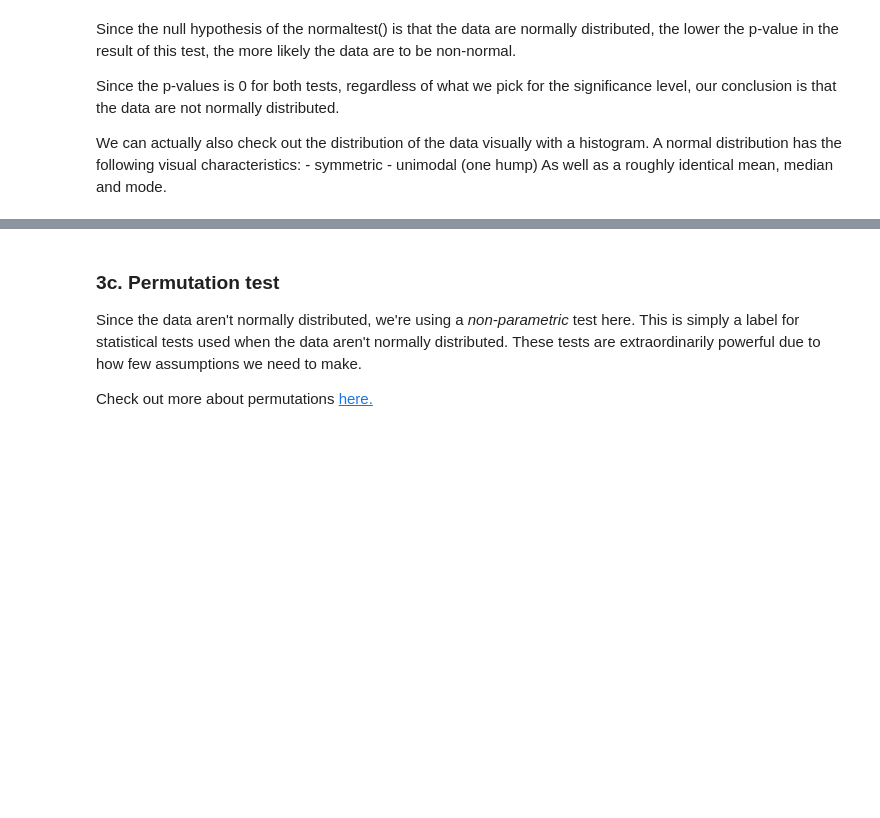
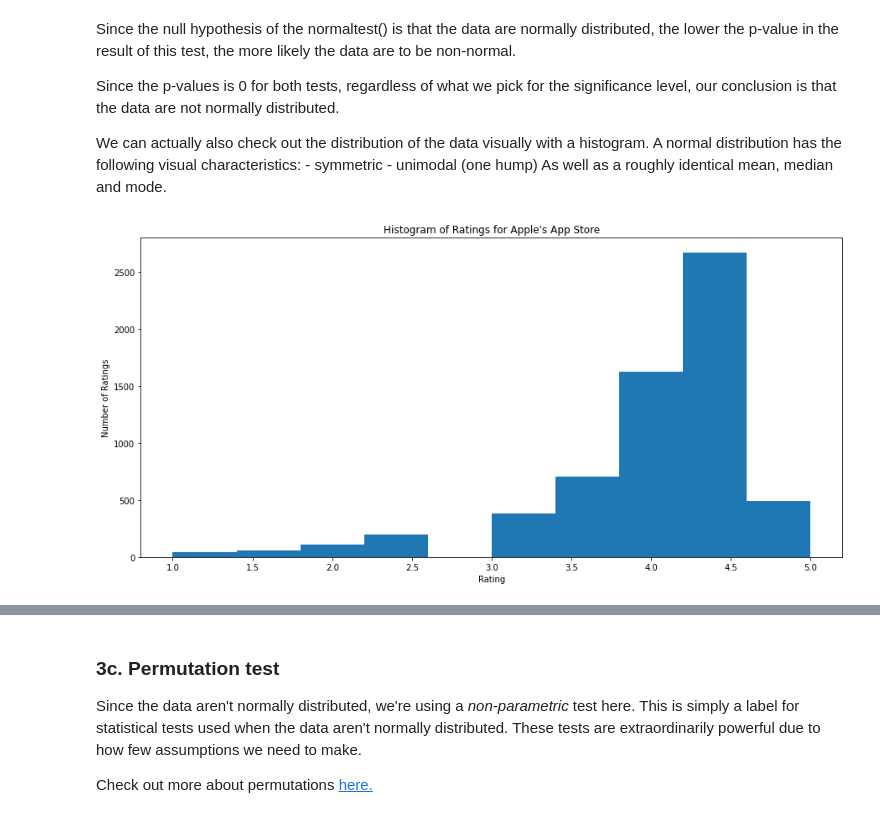
Before and after one commit to dj-m/HypothesisTesting, a Jupyter notebook: notebooks/AppsProject.ipynb, the cells around one changed output, grey strips where cells are left out. Drawn from its saved outputs; the diff is of its cells as text; code cells hidden in the pictures; blank space fills up the shorter version.

```diff
--- a/notebooks/AppsProject.ipynb
+++ b/notebooks/AppsProject.ipynb
@@ -452,7 +452,8 @@ There are many different statistical tests, all with different assumptions. You'
 # %%
 # Create a subset of the column 'Rating' by the different platforms.
 # Call the subsets 'apple' and 'google'
-_ _ _
+apple = df.Rating[df.platform == 'apple']
+google = df.Rating[df.platform != 'apple']
 # %%
 # Using the stats.normaltest() method, get an indication of whether the apple data are normally distributed
 # Save the result in a variable called apple_normal, and print it out
@@ -471,4 +478,11 @@ We can actually also check out the distribution of the data visually with a hist
 As well as a roughly identical mean, median and mode.
 # %%
 # Create a histogram of the apple reviews distribution
-_ _ _
+fig, ax = plt.subplots(figsize=(15, 7))
+
+_ = plt.title("Histogram of Ratings for Apple's App Store")
+_ = plt.xlabel('Rating')
+_ = plt.ylabel('Number of Ratings')
+_ = plt.hist(apple)
+# %% [output]
+[figure, added]
```
Also changed, not shown: parts of 4 cells of this notebook.
